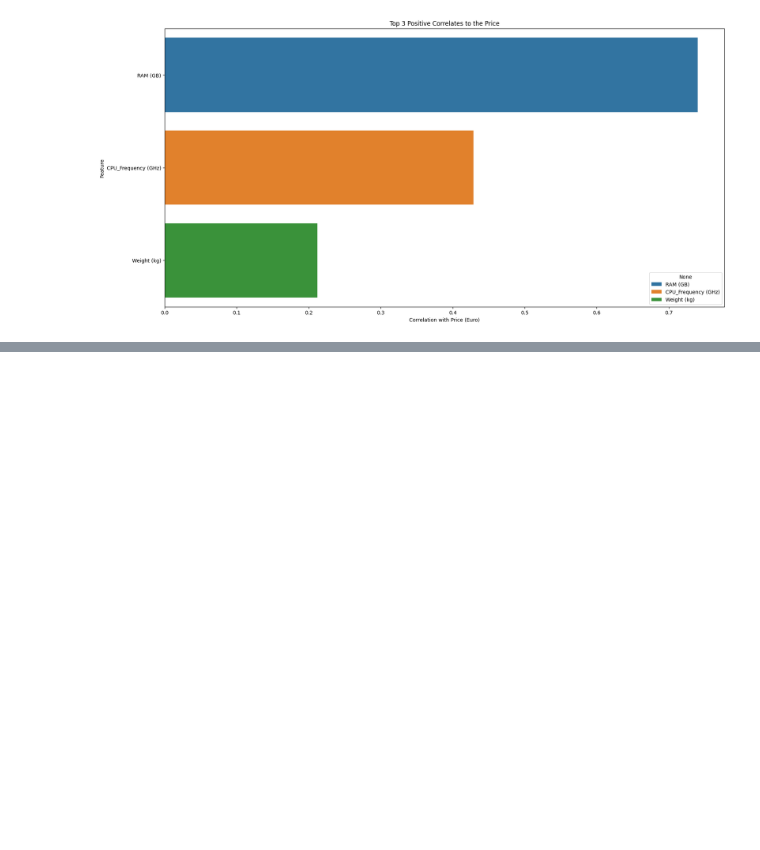
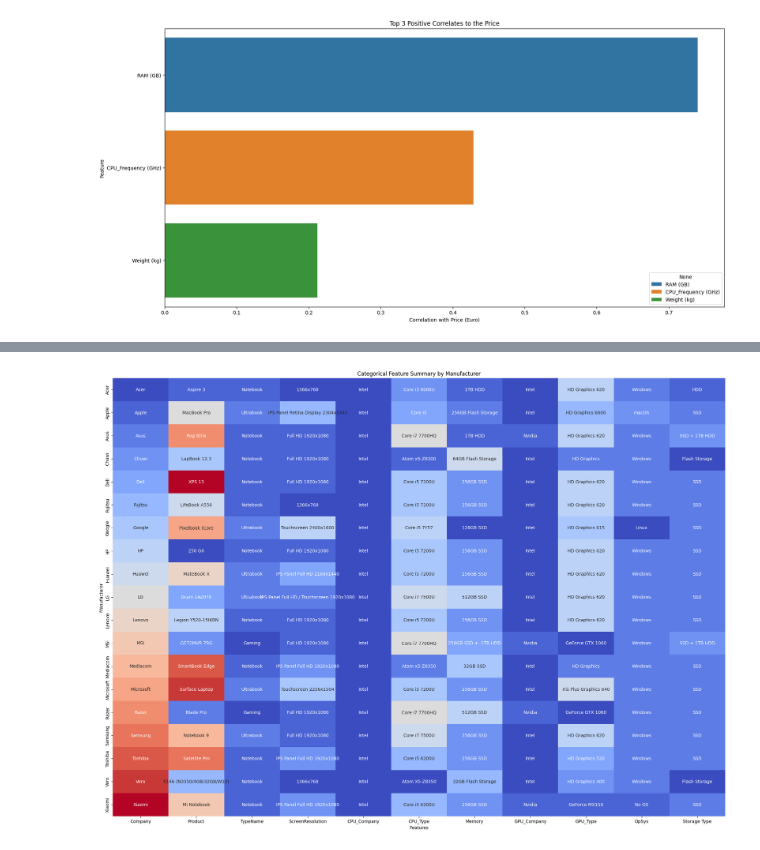
Before and after one commit to Folasewa/DS_Class_Project, a Jupyter notebook: Mini_Project_Folasewa_DS.ipynb, the cells around one changed output, grey strips where cells are left out. Saved outputs shown, nothing was run; the diff lists cells and outputs as text; code cells hidden in the pictures; blank space fills up the shorter version.

```diff
--- a/Mini_Project_Folasewa_DS.ipynb
+++ b/Mini_Project_Folasewa_DS.ipynb
@@ -495,0 +577,19 @@ Name: Price (Euro), dtype: float64
+# %%
+#plotting the categorical features
+
+# Transform categorical summary into a heatmap-friendly format
+categorical_summary_encoded = categorical_features_mode.copy()
+
+# Encode strings into numerical values for better visualization
+for col in categorical_summary_encoded.columns:
+    categorical_summary_encoded[col] = categorical_summary_encoded[col].astype('category').cat.codes
+
+# Plot the heatmap
+plt.figure(figsize=(25, 18))
+sns.heatmap(categorical_summary_encoded, annot=categorical_features_mode, fmt='', cmap='coolwarm', cbar=False)
+plt.title('Categorical Feature Summary by Manufacturer')
+plt.xlabel('Features')
+plt.ylabel('Manufacturer')
+plt.show()
+# %% [output]
+[figure, added]
```
Also changed, not shown: parts of 8 cells of this notebook.
